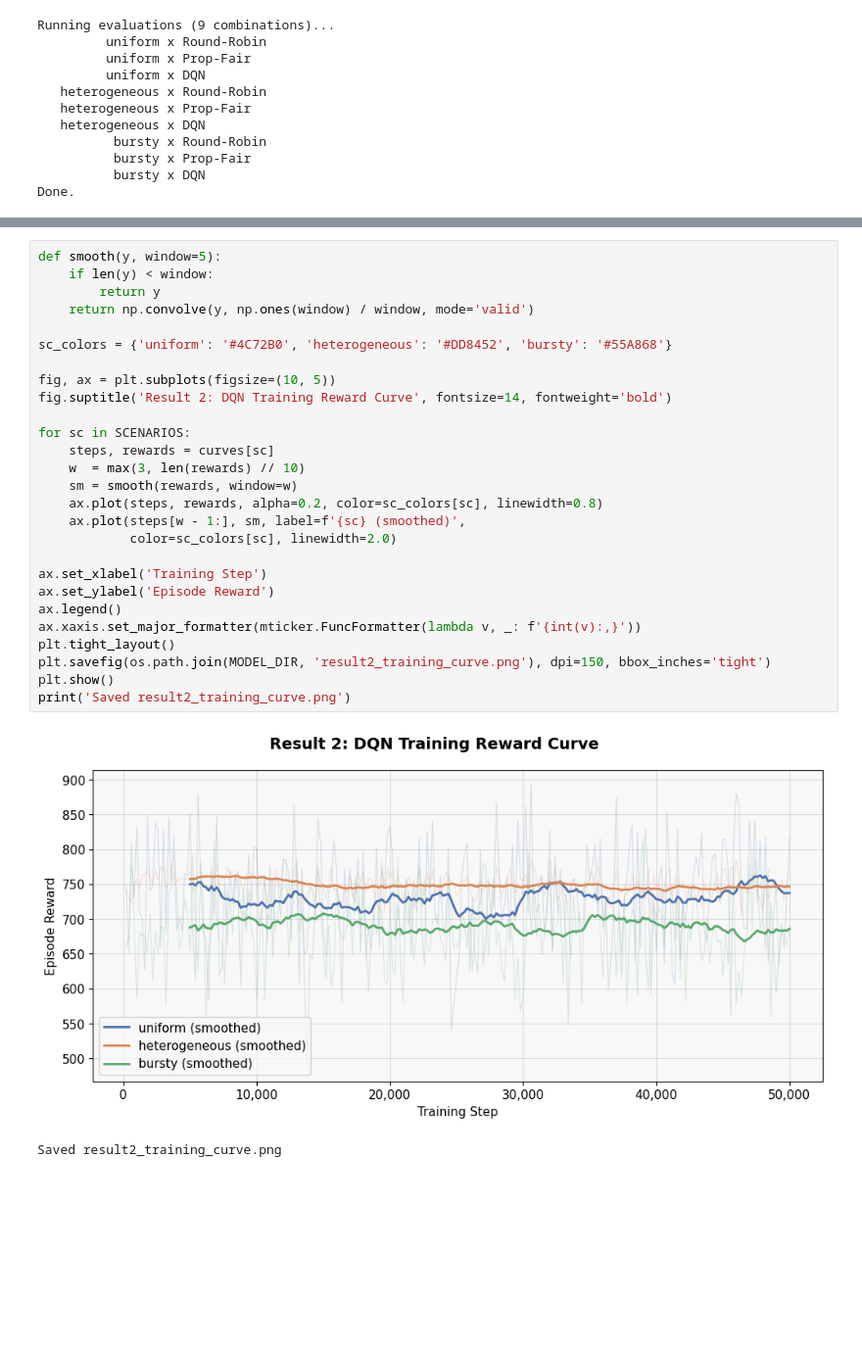
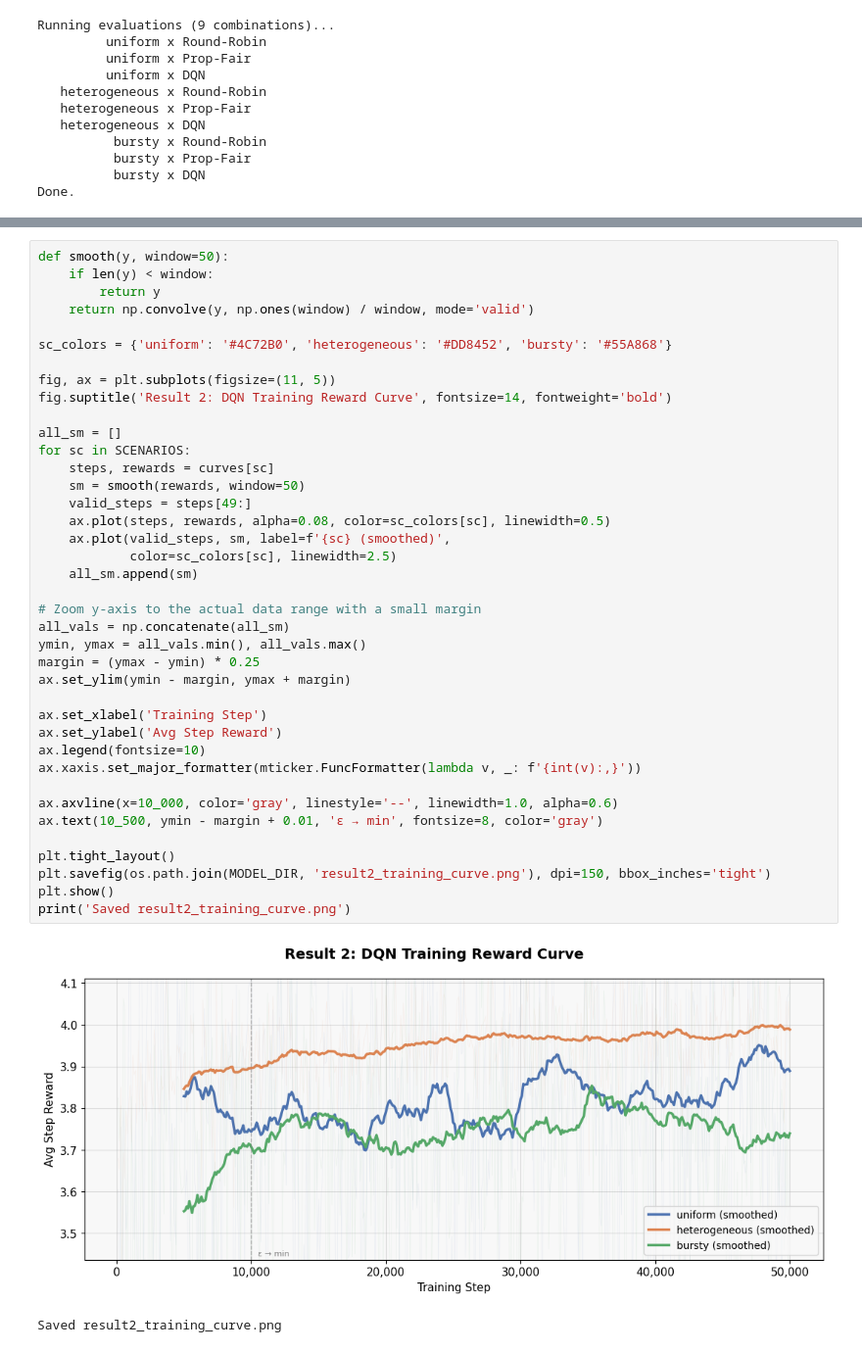
Before and after one commit to aarushag02/dqn_ran_scheduler, a Jupyter notebook: notebooks/results.ipynb, the cells around one changed output, grey strips where cells are left out. Shown at 98% size. Cells and saved outputs as stored; diff of their text form; blank space fills up the shorter version.

```diff
--- a/notebooks/results.ipynb
+++ b/notebooks/results.ipynb
@@ -182,33 +196,45 @@ Recording training curves (3 scenarios x 50,000 steps each)...
 Done.
 # %%
-def smooth(y, window=5):
+def smooth(y, window=50):
     if len(y) < window:
         return y
     return np.convolve(y, np.ones(window) / window, mode='valid')
 
 sc_colors = {'uniform': '#4C72B0', 'heterogeneous': '#DD8452', 'bursty': '#55A868'}
 
-fig, ax = plt.subplots(figsize=(10, 5))
+fig, ax = plt.subplots(figsize=(11, 5))
 fig.suptitle('Result 2: DQN Training Reward Curve', fontsize=14, fontweight='bold')
 
+all_sm = []
 for sc in SCENARIOS:
     steps, rewards = curves[sc]
-    w  = max(3, len(rewards) // 10)
-    sm = smooth(rewards, window=w)
-    ax.plot(steps, rewards, alpha=0.2, color=sc_colors[sc], linewidth=0.8)
-    ax.plot(steps[w - 1:], sm, label=f'{sc} (smoothed)',
-            color=sc_colors[sc], linewidth=2.0)
+    sm = smooth(rewards, window=50)
+    valid_steps = steps[49:]
+    ax.plot(steps, rewards, alpha=0.08, color=sc_colors[sc], linewidth=0.5)
+    ax.plot(valid_steps, sm, label=f'{sc} (smoothed)',
+            color=sc_colors[sc], linewidth=2.5)
+    all_sm.append(sm)
+
+# Zoom y-axis to the actual data range with a small margin
+all_vals = np.concatenate(all_sm)
+ymin, ymax = all_vals.min(), all_vals.max()
+margin = (ymax - ymin) * 0.25
+ax.set_ylim(ymin - margin, ymax + margin)
 
 ax.set_xlabel('Training Step')
-ax.set_ylabel('Episode Reward')
-ax.legend()
+ax.set_ylabel('Avg Step Reward')
+ax.legend(fontsize=10)
 ax.xaxis.set_major_formatter(mticker.FuncFormatter(lambda v, _: f'{int(v):,}'))
+
+ax.axvline(x=10_000, color='gray', linestyle='--', linewidth=1.0, alpha=0.6)
+ax.text(10_500, ymin - margin + 0.01, 'ε → min', fontsize=8, color='gray')
+
 plt.tight_layout()
 plt.savefig(os.path.join(MODEL_DIR, 'result2_training_curve.png'), dpi=150, bbox_inches='tight')
 plt.show()
 print('Saved result2_training_curve.png')
 # %% [output]
-[figure, old version]
+[figure, new version]
 Saved result2_training_curve.png
 # %%
 HEATMAP_STEPS = 100
```
Also changed, not shown: parts of 5 cells of this notebook, 12 other files.
